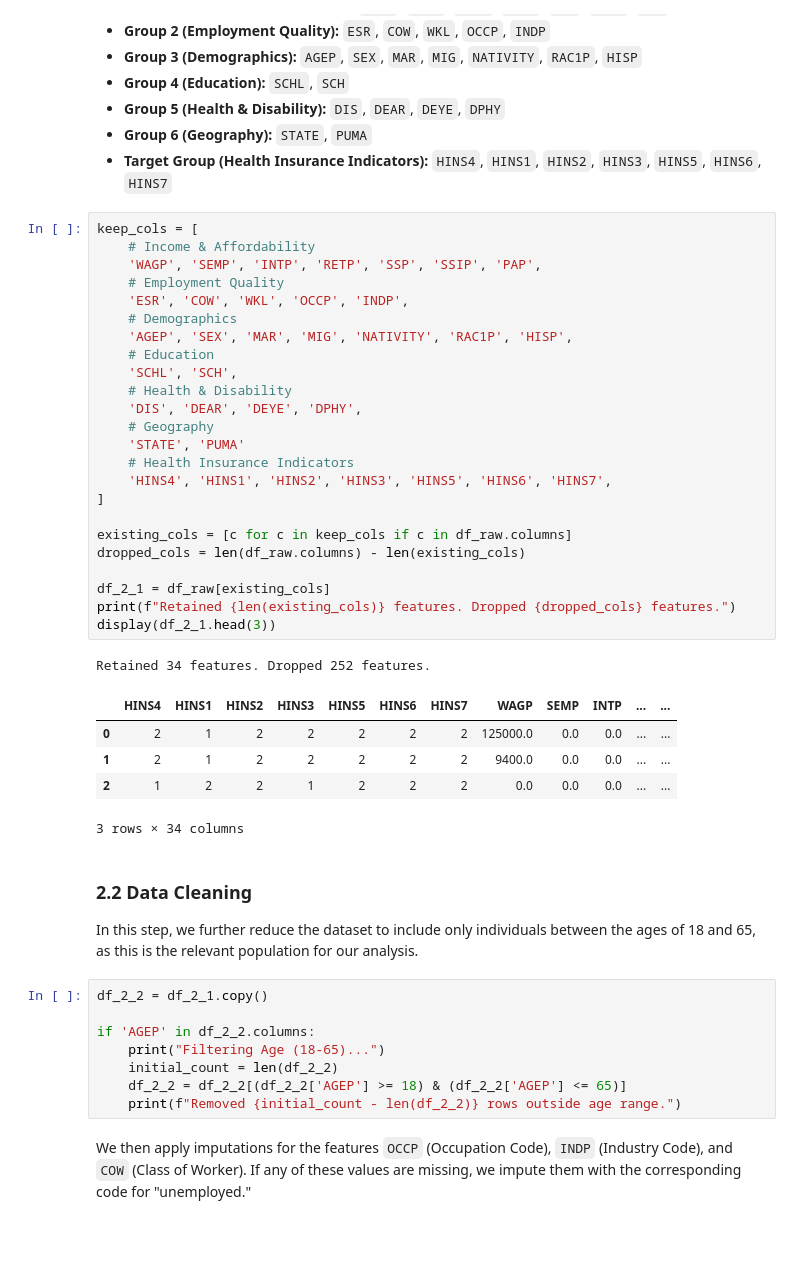
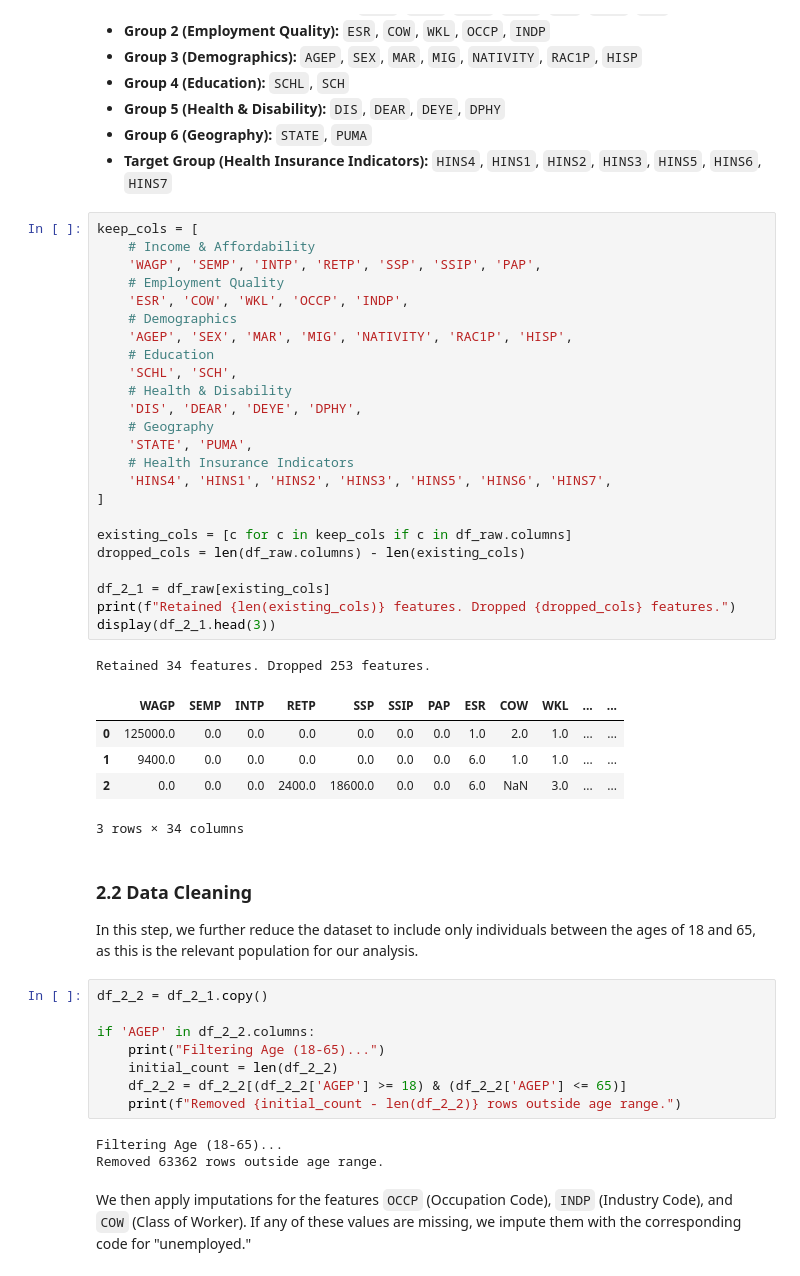
Before and after one commit to UnicornnGrg/AppliedMachineLearning, a Jupyter notebook: Project_Report.ipynb, the cells around one changed output. Drawn from its saved outputs; the diff is of its cells as text; blank space fills up the shorter version.

```diff
--- a/Project_Report.ipynb
+++ b/Project_Report.ipynb
@@ -360,33 +350,33 @@ First, we filter the dataset to retain only the most relevant features for our a
 # %%
 keep_cols = [
     # Income & Affordability
     'WAGP', 'SEMP', 'INTP', 'RETP', 'SSP', 'SSIP', 'PAP',
     # Employment Quality
     'ESR', 'COW', 'WKL', 'OCCP', 'INDP',
     # Demographics
     'AGEP', 'SEX', 'MAR', 'MIG', 'NATIVITY', 'RAC1P', 'HISP',
     # Education
     'SCHL', 'SCH',
     # Health & Disability
     'DIS', 'DEAR', 'DEYE', 'DPHY',
     # Geography
-    'STATE', 'PUMA'
+    'STATE', 'PUMA',
     # Health Insurance Indicators
     'HINS4', 'HINS1', 'HINS2', 'HINS3', 'HINS5', 'HINS6', 'HINS7',
 ]
 
 existing_cols = [c for c in keep_cols if c in df_raw.columns]
 dropped_cols = len(df_raw.columns) - len(existing_cols)
 
 df_2_1 = df_raw[existing_cols]
 print(f"Retained {len(existing_cols)} features. Dropped {dropped_cols} features.")
 display(df_2_1.head(3))
 # %% [output]
-Retained 34 features. Dropped 252 features.
+Retained 34 features. Dropped 253 features.
-|  | HINS4 | HINS1 | HINS2 | HINS3 | HINS5 | HINS6 | HINS7 | WAGP | SEMP | INTP | ... | ... |
-| 0 | 2 | 1 | 2 | 2 | 2 | 2 | 2 | 125000.0 | 0.0 | 0.0 | ... | ... |
-| 1 | 2 | 1 | 2 | 2 | 2 | 2 | 2 | 9400.0 | 0.0 | 0.0 | ... | ... |
-| 2 | 1 | 2 | 2 | 1 | 2 | 2 | 2 | 0.0 | 0.0 | 0.0 | ... | ... |
+|  | WAGP | SEMP | INTP | RETP | SSP | SSIP | PAP | ESR | COW | WKL | ... | ... |
+| 0 | 125000.0 | 0.0 | 0.0 | 0.0 | 0.0 | 0.0 | 0.0 | 1.0 | 2.0 | 1.0 | ... | ... |
+| 1 | 9400.0 | 0.0 | 0.0 | 0.0 | 0.0 | 0.0 | 0.0 | 6.0 | 1.0 | 1.0 | ... | ... |
+| 2 | 0.0 | 0.0 | 0.0 | 2400.0 | 18600.0 | 0.0 | 0.0 | 6.0 | NaN | 3.0 | ... | ... |
 3 rows × 34 columns
 # %% [markdown]
 ### 2.2 Data Cleaning
@@ -400,6 +390,9 @@ if 'AGEP' in df_2_2.columns:
     initial_count = len(df_2_2)
     df_2_2 = df_2_2[(df_2_2['AGEP'] >= 18) & (df_2_2['AGEP'] <= 65)]
     print(f"Removed {initial_count - len(df_2_2)} rows outside age range.")
+# %% [output]
+Filtering Age (18-65)...
+Removed 63362 rows outside age range.
 # %% [markdown]
 We then apply imputations for the features `OCCP` (Occupation Code), `INDP` (Industry Code), and `COW` (Class of Worker). If any of these values are missing, we impute them with the corresponding code for "unemployed."
 # %%
```
Also changed, not shown: parts of 17 cells of this notebook.
